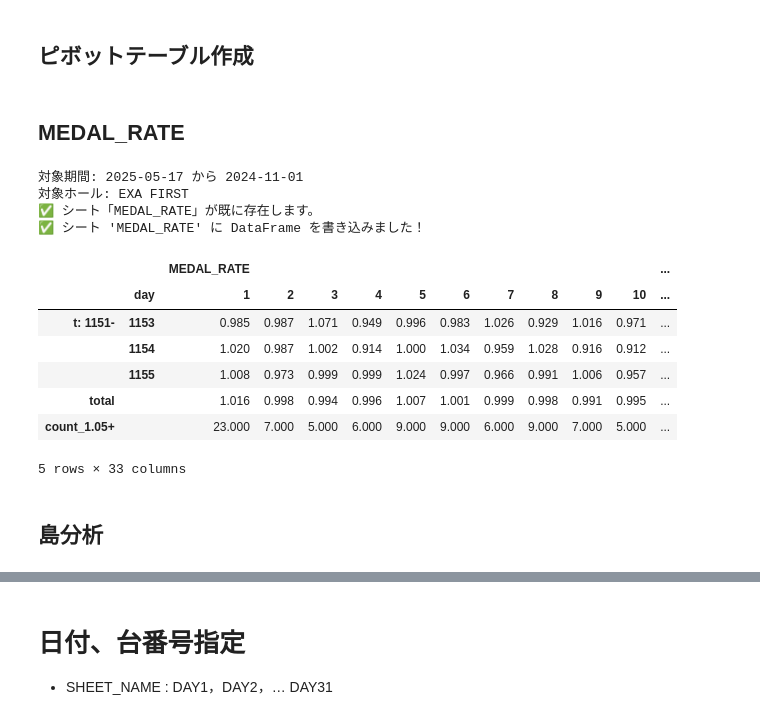
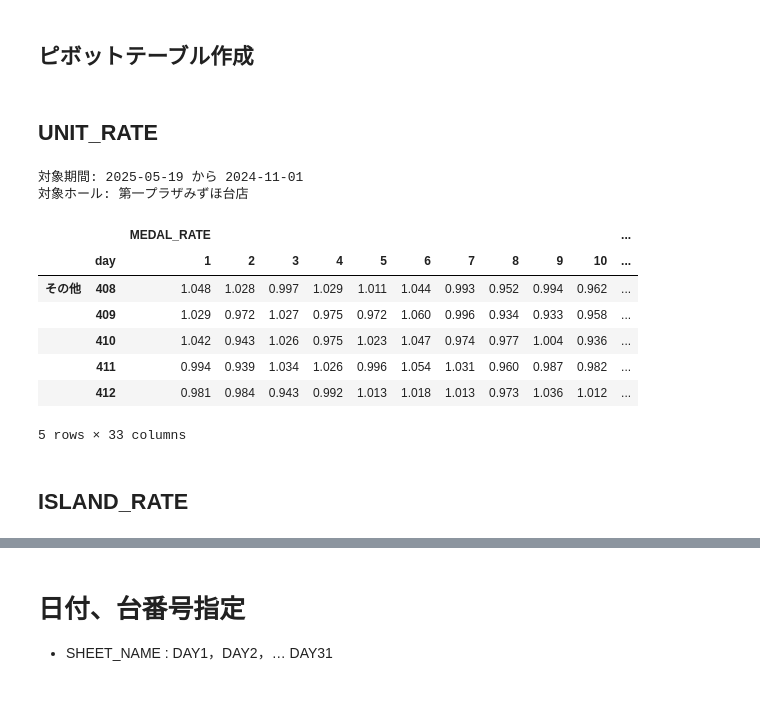
Before and after one commit to akmiccom/dataOnline, a Jupyter notebook: anaslo_02/ipynb/exa_hall_date.ipynb, the cells around one changed output, grey strips where cells are left out. Drawn from its saved outputs; the diff is of its cells as text; code cells hidden in the pictures.

```diff
--- a/anaslo_02/ipynb/exa_hall_date.ipynb
+++ b/anaslo_02/ipynb/exa_hall_date.ipynb
@@ -285,54 +328,61 @@ def create_pivot_table(df, start_date, end_date, pivot_targets, index_targets, c
 # %% [markdown]
-## MEDAL_RATE
+## UNIT_RATE
 # %%
 today = datetime.date.today()
 start_date = datetime.date.today()
 end_date = start_date - relativedelta(months=6, days=start_date.day - 1)
 print(f"対象期間: {start_date} から {end_date}")
 print(f"対象ホール: {HALL_NAME}")
 
 csv_path = f"{HALL_NAME}_medal_rate.csv"
 pivot_targets = ["game", "medals", "BB", "RB"]
 index_targets = ["area", "unit_no"]
-colmns_targets = ["day"]
+columns_targets = ["day"]
 merged, game, medals, medal_rate, bb, rb, rb_rate, total_rate = create_pivot_table(
-    df, start_date, end_date, pivot_targets, index_targets, colmns_targets, csv_path)
-medal_rate.to_csv(csv_path)
+    df,
+    start_date,
+    end_date,
+    pivot_targets,
+    index_targets,
+    columns_targets,
+    date_reverse=False,
+)
 
 target_rate = 1.05
-medal_rate[("MEDAL_RATE", f"count_{target_rate}+")] = (medal_rate.iloc[:, :-1] >= target_rate).sum(axis=1)
+medal_rate[("MEDAL_RATE", f"count_{target_rate}+")] = (
+    medal_rate.iloc[:, :-1] >= target_rate
+).sum(axis=1)
 countif = (medal_rate.iloc[:-1, :] >= target_rate).sum(axis=0)
-medal_rate = pd.concat([medal_rate, pd.DataFrame([countif], index=[(f"count_{target_rate}+", "")])], axis=0)
+medal_rate = pd.concat(
+    [medal_rate, pd.DataFrame([countif], index=[(f"count_{target_rate}+", "")])], axis=0
+)
+medal_rate.head()
 
-rows, cols = medal_rate.shape
-sheet_name = f"MEDAL_RATE"
-try:
-    worksheet = spreadsheet.worksheet(sheet_name)
-    print(f"✅ シート「{sheet_name}」が既に存在します。")
-except gspread.exceptions.WorksheetNotFound:
-    worksheet = spreadsheet.add_worksheet(title=sheet_name, rows=str(rows+5), cols=str(cols+5))
-    print(f"🆕 シート「{sheet_name}」を新規作成しました。")
+# rows, cols = medal_rate.shape
+# sheet_name = f"UNIT_RATE"
+# try:
+#     worksheet = spreadsheet.worksheet(sheet_name)
+#     print(f"✅ シート「{sheet_name}」が既に存在します。")
+# except gspread.exceptions.WorksheetNotFound:
+#     worksheet = spreadsheet.add_worksheet(title=sheet_name, rows=str(rows+5), cols=str(cols+5))
+#     print(f"🆕 シート「{sheet_name}」を新規作成しました。")
 
-sheet = spreadsheet.worksheet(sheet_name)
-sheet.clear()
-set_with_dataframe(sheet, medal_rate, include_index=True)
-sheet.update_cell(1, 1, today.strftime("%Y-%m-%d UPDATED"))
-print(f"✅ シート '{sheet_name}' に DataFrame を書き込みました！")
-
-medal_rate.tail()
+# sheet = spreadsheet.worksheet(sheet_name)
+# sheet.clear()
+# set_with_dataframe(sheet, medal_rate, include_index=True)
+# sheet.update_cell(1, 1, today.strftime("%Y-%m-%d UPDATED"))
+# print(f"✅ シート '{sheet_name}' に DataFrame を書き込みました！")
 # %% [output]
-対象期間: 2025-05-17 から 2024-11-01
-対象ホール: EXA FIRST
-✅ シート「MEDAL_RATE」が既に存在します。
-✅ シート 'MEDAL_RATE' に DataFrame を書き込みました！
+対象期間: 2025-05-19 から 2024-11-01
+対象ホール: 第一プラザみずほ台店
 |  |  | MEDAL_RATE |  |  |  |  |  |  |  |  |  | ... |
 |  | day | 1 | 2 | 3 | 4 | 5 | 6 | 7 | 8 | 9 | 10 | ... |
-| t: 1151- | 1153 | 0.985 | 0.987 | 1.071 | 0.949 | 0.996 | 0.983 | 1.026 | 0.929 | 1.016 | 0.971 | ... |
-|  | 1154 | 1.020 | 0.987 | 1.002 | 0.914 | 1.000 | 1.034 | 0.959 | 1.028 | 0.916 | 0.912 | ... |
-|  | 1155 | 1.008 | 0.973 | 0.999 | 0.999 | 1.024 | 0.997 | 0.966 | 0.991 | 1.006 | 0.957 | ... |
-| total |  | 1.016 | 0.998 | 0.994 | 0.996 | 1.007 | 1.001 | 0.999 | 0.998 | 0.991 | 0.995 | ... |
-| count_1.05+ |  | 23.000 | 7.000 | 5.000 | 6.000 | 9.000 | 9.000 | 6.000 | 9.000 | 7.000 | 5.000 | ... |
+| その他 | 408 | 1.048 | 1.028 | 0.997 | 1.029 | 1.011 | 1.044 | 0.993 | 0.952 | 0.994 | 0.962 | ... |
+|  | 409 | 1.029 | 0.972 | 1.027 | 0.975 | 0.972 | 1.060 | 0.996 | 0.934 | 0.933 | 0.958 | ... |
+|  | 410 | 1.042 | 0.943 | 1.026 | 0.975 | 1.023 | 1.047 | 0.974 | 0.977 | 1.004 | 0.936 | ... |
+|  | 411 | 0.994 | 0.939 | 1.034 | 1.026 | 0.996 | 1.054 | 1.031 | 0.960 | 0.987 | 0.982 | ... |
+|  | 412 | 0.981 | 0.984 | 0.943 | 0.992 | 1.013 | 1.018 | 1.013 | 0.973 | 1.036 | 1.012 | ... |
 5 rows × 33 columns
 # %% [markdown]
-## 島分析
+## ISLAND_RATE
 # %%
```
Also changed, not shown: parts of 14 cells of this notebook, 19 other files.
